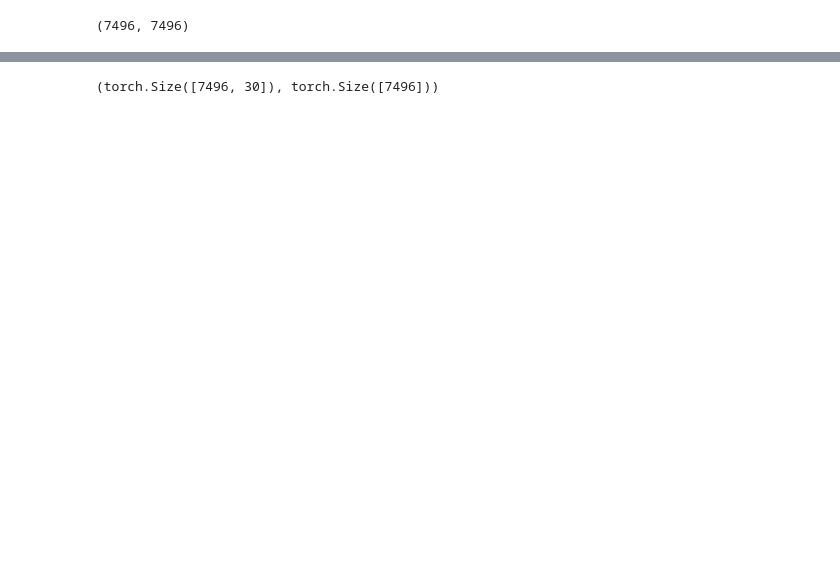
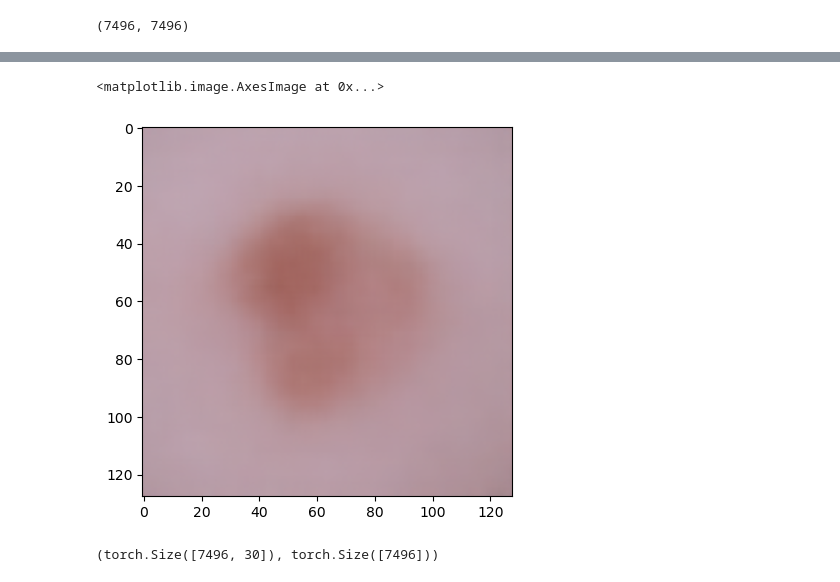
Before and after one commit to azcarriqui77/diffusion_models, a Jupyter notebook: ldp/prueba_skin.ipynb, the cells around one changed output, grey strips where cells are left out. Cells and saved outputs as stored; diff of their text form; code cells hidden in the pictures; blank space fills up the shorter version.

```diff
--- a/ldp/prueba_skin.ipynb
+++ b/ldp/prueba_skin.ipynb
@@ -128,3 +131,15 @@ plt.imshow(x_bar[0].permute(1, 2, 0).to('cpu').detach().numpy())
+# %%
+# Interpolación de imágenes
+x0 = images_tensor[0].unsqueeze(0).to(device)
+x1 = images_tensor[1].unsqueeze(0).to(device)
+x = x0 + 0.5 * (x1 - x0)
+mean, log_var = model.encoder(x)
+z_sample = sample(mean, log_var)
+x_bar = model.decoder(z_sample)
+plt.imshow(x_bar[0].permute(1, 2, 0).to('cpu').detach().numpy())
+# %% [output]
+<matplotlib.image.AxesImage at 0x...>
+[figure, added]
 # %%
 latent_images = []
 labels = []
```
Also changed, not shown: parts of 16 cells of this notebook.
